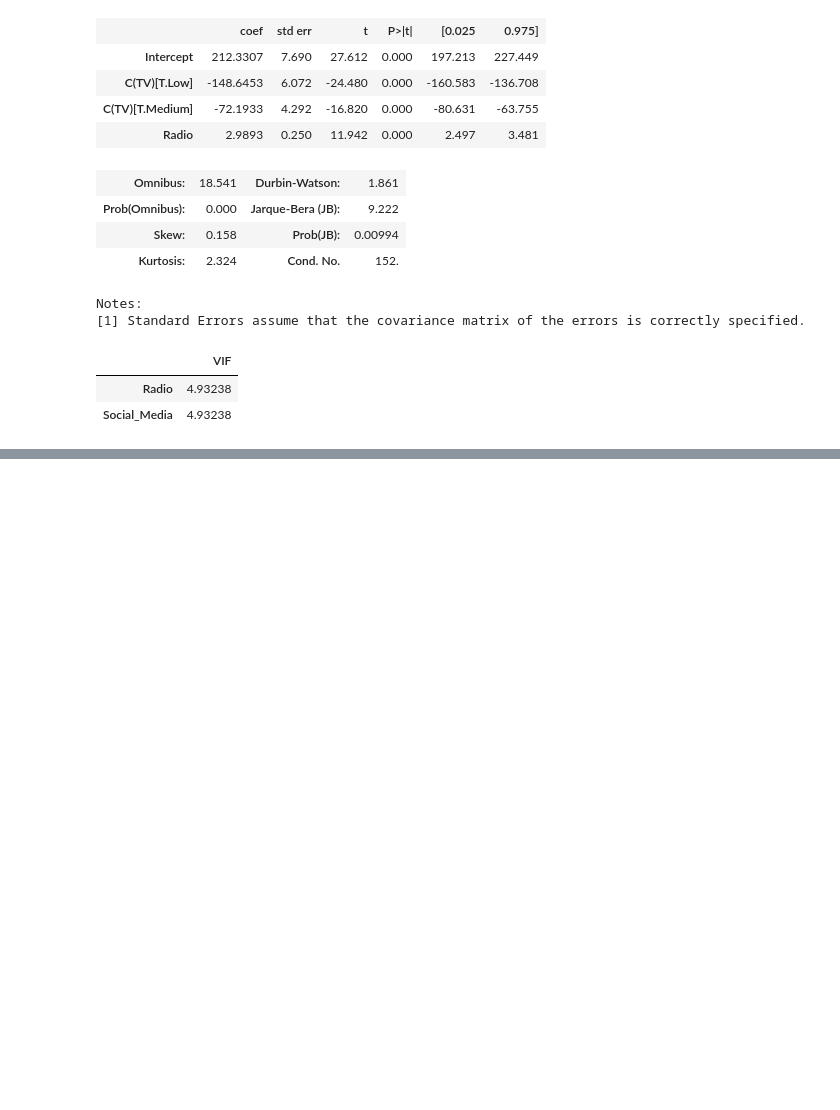
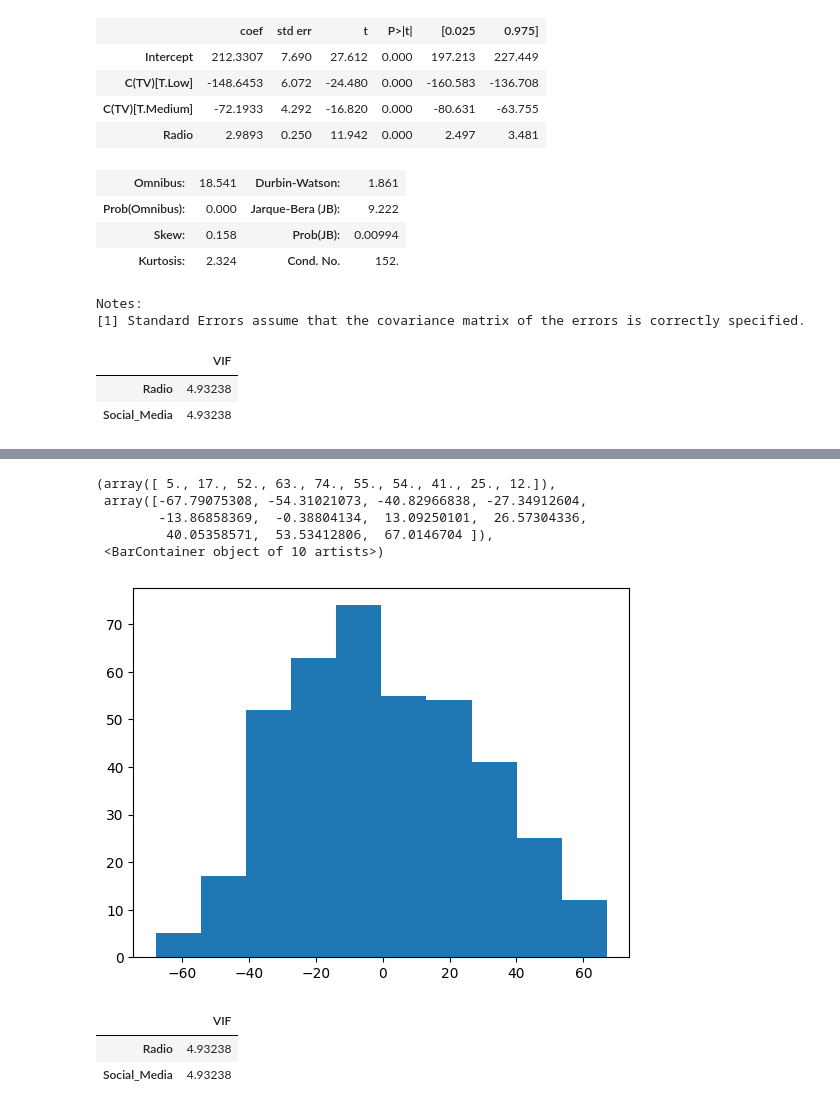
Before and after one commit to salishakya/mindrisers, a Jupyter notebook: Week6-ML/w6-d4-activity.ipynb, the cells around one changed output, grey strips where cells are left out. Drawn from its saved outputs; the diff is of its cells as text; code cells hidden in the pictures; blank space fills up the shorter version.

```diff
--- a/Week6-ML/w6-d4-activity.ipynb
+++ b/Week6-ML/w6-d4-activity.ipynb
@@ -128,0 +248,9 @@ df_vif
+# %%
+plt.hist(model.resid)
+# %% [output]
+(array([ 5., 17., 52., 63., 74., 55., 54., 41., 25., 12.]),
+ array([-67.79075308, -54.31021073, -40.82966838, -27.34912604,
+        -13.86858369,  -0.38804134,  13.09250101,  26.57304336,
+         40.05358571,  53.53412806,  67.0146704 ]),
+ <BarContainer object of 10 artists>)
+[figure, added]
@@ -128,0 +264,9 @@ df_vif
+# %%
+X = data[["Radio", "Social_Media"]]
+vif = [variance_inflation_factor(X.values, i) for i in range(X.shape[1])]
+df_vif = pd.DataFrame(vif, index=X.columns, columns=["VIF"])
+df_vif
+# %% [output]
+|  | VIF |
+| Radio | 4.93238 |
+| Social_Media | 4.93238 |
```
Also changed, not shown: parts of 30 cells of this notebook, 1 other file.
